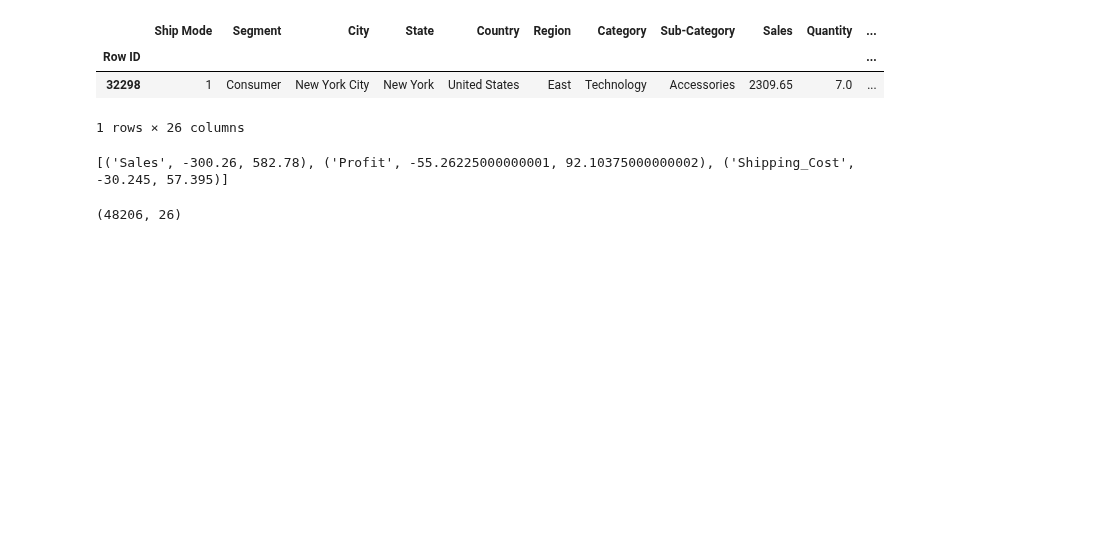
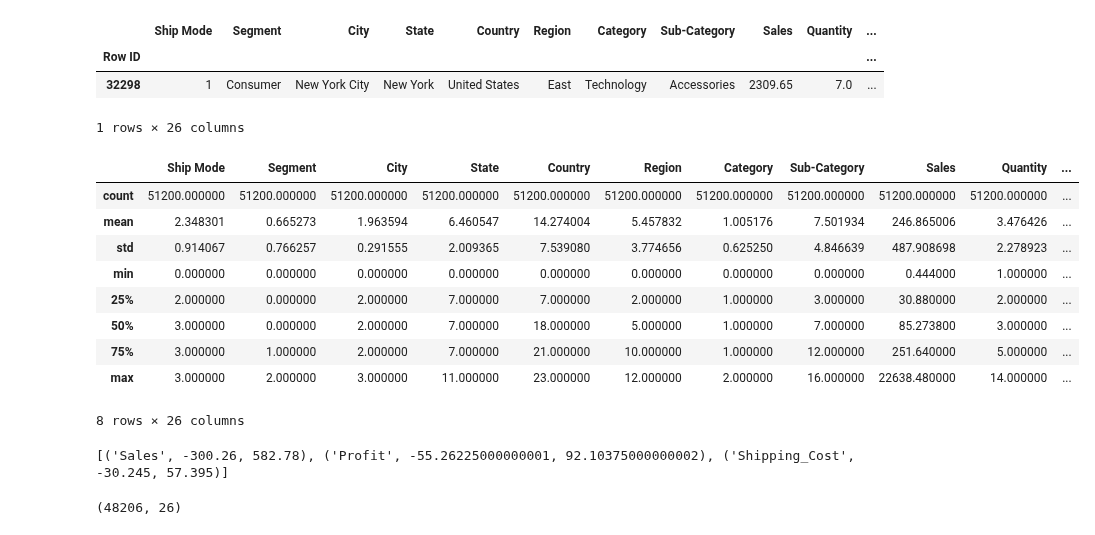
Before and after one commit to gonaloppcc/projetoDAA, a Jupyter notebook: melhor_grupo/data_processing.ipynb, the cells around one changed output. Drawn from its saved outputs; the diff is of its cells as text; code cells hidden in the pictures; blank space fills up the shorter version.

```diff
--- a/melhor_grupo/data_processing.ipynb
+++ b/melhor_grupo/data_processing.ipynb
@@ -475,6 +457,19 @@ for item in categorical_columns:
     df[item] = lb_make.fit_transform(df[item])
 # %%
 df.to_csv("new_Global_SuperstoreWithOutliers.csv")
+# %%
+df.describe()
+# %% [output]
+|  | Ship Mode | Segment | City | State | Country | Region | Category | Sub-Category | Sales | Quantity | ... |
+| count | 51200.000000 | 51200.000000 | 51200.000000 | 51200.000000 | 51200.000000 | 51200.000000 | 51200.000000 | 51200.000000 | 51200.000000 | 51200.000000 | ... |
+| mean | 2.348301 | 0.665273 | 1.963594 | 6.460547 | 14.274004 | 5.457832 | 1.005176 | 7.501934 | 246.865006 | 3.476426 | ... |
+| std | 0.914067 | 0.766257 | 0.291555 | 2.009365 | 7.539080 | 3.774656 | 0.625250 | 4.846639 | 487.908698 | 2.278923 | ... |
+| min | 0.000000 | 0.000000 | 0.000000 | 0.000000 | 0.000000 | 0.000000 | 0.000000 | 0.000000 | 0.444000 | 1.000000 | ... |
+| 25% | 2.000000 | 0.000000 | 2.000000 | 7.000000 | 7.000000 | 2.000000 | 1.000000 | 3.000000 | 30.880000 | 2.000000 | ... |
+| 50% | 3.000000 | 0.000000 | 2.000000 | 7.000000 | 18.000000 | 5.000000 | 1.000000 | 7.000000 | 85.273800 | 3.000000 | ... |
+| 75% | 3.000000 | 1.000000 | 2.000000 | 7.000000 | 21.000000 | 10.000000 | 1.000000 | 12.000000 | 251.640000 | 5.000000 | ... |
+| max | 3.000000 | 2.000000 | 3.000000 | 11.000000 | 23.000000 | 12.000000 | 2.000000 | 16.000000 | 22638.480000 | 14.000000 | ... |
+8 rows × 26 columns
 # %%
 array = []
 
```
Also changed, not shown: parts of 9 cells of this notebook, 3 other files.
